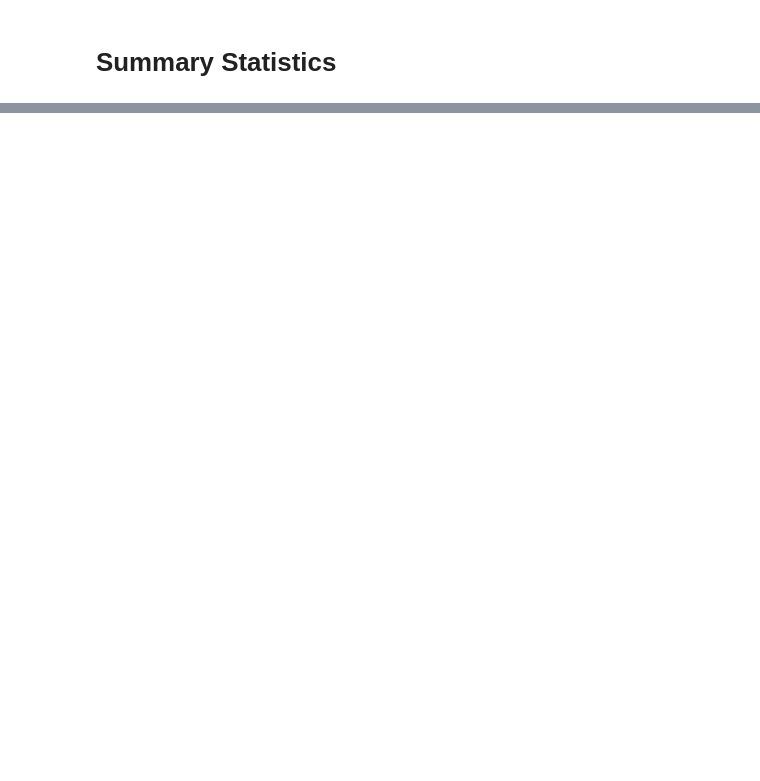
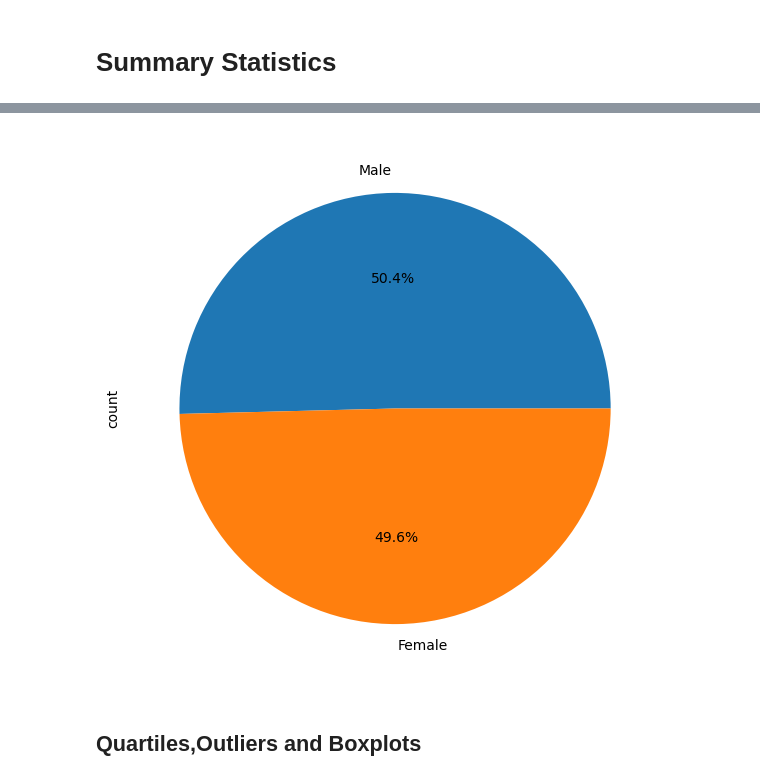
Before and after one commit to shalini1807/Data--Visualization, a Jupyter notebook: pymaceuticals/pymaceuticals.ipynb, the cells around one changed output, grey strips where cells are left out. Drawn from its saved outputs; the diff is of its cells as text; code cells hidden in the pictures; blank space fills up the shorter version.

```diff
--- a/pymaceuticals/pymaceuticals.ipynb
+++ b/pymaceuticals/pymaceuticals.ipynb
@@ -130,0 +213,21 @@ summary_df
+# %%
+# Generate a pie chart, using pyplot, showing the distribution of unique female versus male mice used in the study
+unique_mice = clean_df[['Mouse ID', 'Sex']].drop_duplicates()
+
+# Get the unique mice with their gender
+gender_counts = unique_mice['Sex'].value_counts()
+
+# Make the pie chart
+#plt.figure(figsize=(7, 7))
+fig, ax = plt.subplots(figsize=(7, 7))
+
+
+plt.pie(gender_counts, labels=gender_counts.index, autopct='%1.1f%%', startangle=360)
+ax.set_ylabel('count')
+
+
+plt.show()
+# %% [output]
+[figure, added]
+# %% [markdown]
+## Quartiles,Outliers and Boxplots
```
Also changed, not shown: parts of 25 cells of this notebook.
